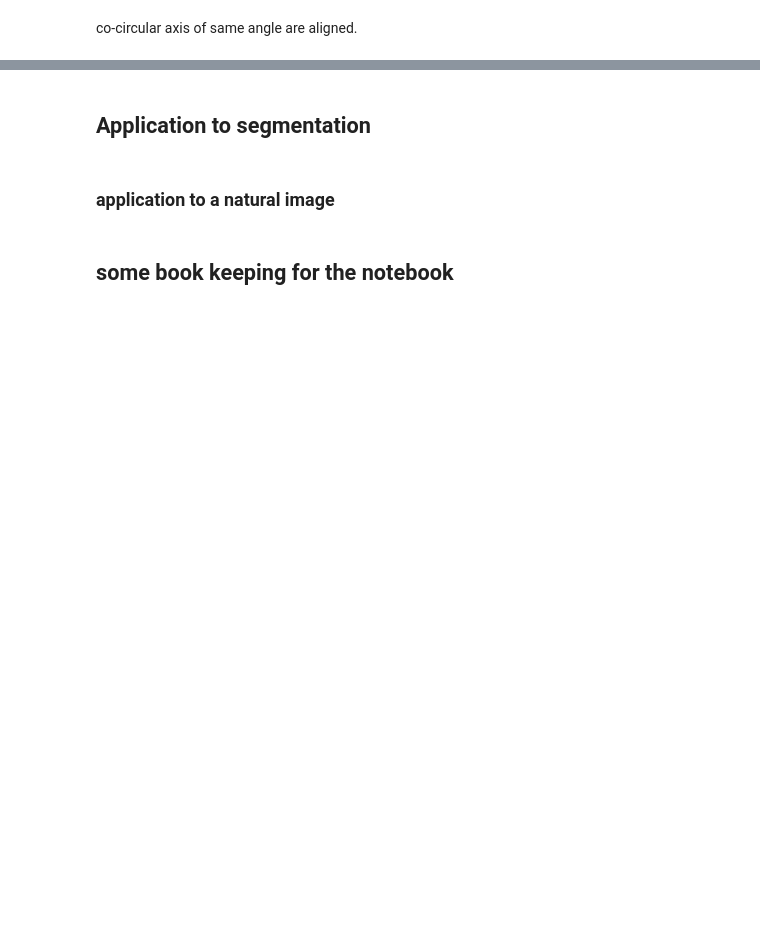
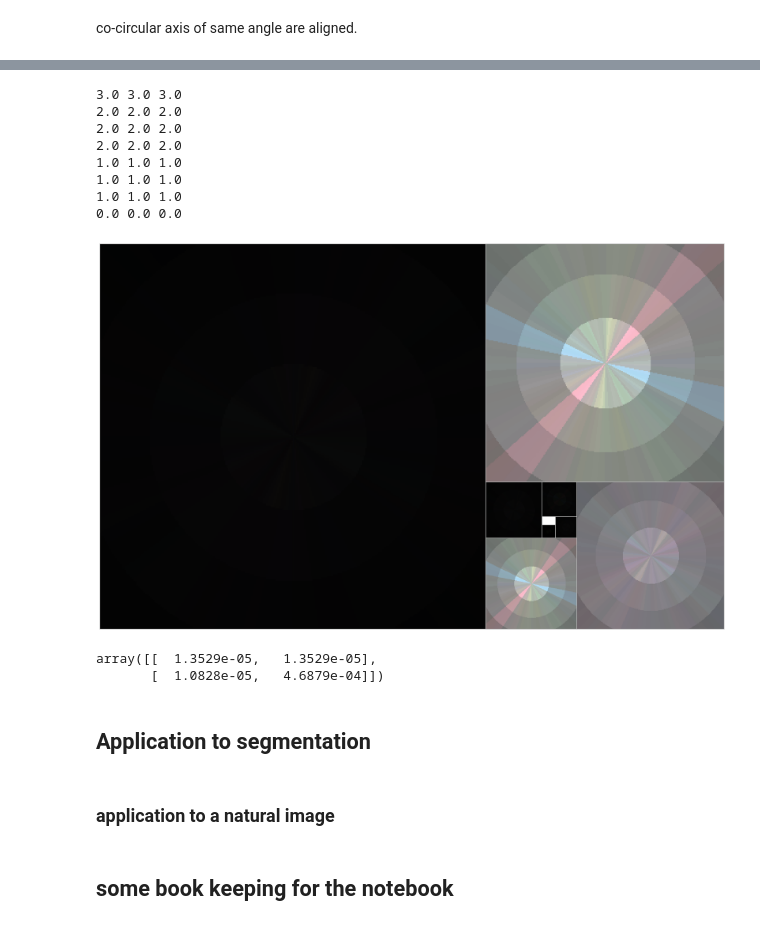
Before and after one commit to bicv/SparseEdges, a Jupyter notebook: secondorder_prior.ipynb, the cells around one changed output, grey strips where cells are left out. Drawn from its saved outputs; the diff is of its cells as text; code cells hidden in the pictures; blank space fills up the shorter version.

```diff
--- a/secondorder_prior.ipynb
+++ b/secondorder_prior.ipynb
@@ -221,17 +262,23 @@ v_hist.mean(), v_hist.shape
 # %%
-def plot_dipole(w= pe.N_X*.3, B_phi=.1, B_theta=.8, scale=1.):
+def plot_dipole():
     D = np.ones((mp.N_X, mp.N_Y, mp.n_theta, mp.n_levels))
     x, y, theta, sf_0, C, phase = mp.N_X/2, mp.N_Y/2, mp.theta[8], mp.sf_0[2], 1, 0.
-    d = np.sqrt((mp.im.X-x)**2+(mp.im.Y-y)**2)
+    d = np.sqrt((mp.im.X-x)**2+(mp.im.Y-y)**2)/pe.N_X
     #if mp.pe.scale_invariant: d *= np.sqrt(Sf_0[:, np.newaxis]*Sf_0[np.newaxis, :])#*np.sqrt(self.N_X)
     d *= mp.pe.d_width # distance in visual angle
     i_d = np.floor((d - mp.pe.d_min)/(mp.pe.d_max-mp.pe.d_min)*mp.pe.N_r)
-    print i_d
+    #print mp.pe.d_min, i_d.min(), i_d.mean(), i_d.max(), mp.pe.d_max
+    i_d = i_d * (i_d>=0)
+    #print mp.pe.d_min, i_d.min(), i_d.mean(), i_d.max(), mp.pe.d_max
+    i_d = i_d * (i_d<mp.pe.N_r) + (mp.pe.N_r-1) * (i_d >= mp.pe.N_r)
+    #print mp.pe.d_min, i_d.min(), i_d.mean(), i_d.max(), mp.pe.d_max
 
     for i_sf_0, sf_0_ in enumerate(mp.sf_0):
-        loglevel = np.log2(sf_0_-sf_0)
-        i_loglevel = np.floor((d + mp.pe.loglevel_max)/(2*mp.pe.loglevel_max)*mp.pe.N_r)
-        for i_theta, theta_ in enumerate(mp.theta):
+        loglevel = np.log2(sf_0_/sf_0)
+        i_loglevel = np.floor((loglevel + mp.pe.loglevel_max)/(mp.pe.loglevel_max*2)*mp.pe.N_scale)* np.ones_like(i_d)
+        print i_loglevel.min(), i_loglevel.mean(), i_loglevel.max()
+
+        for ii_theta, theta_ in enumerate(mp.theta):
             D_theta = theta - theta_ # angle between edge's orientation and the layer's one
             phi = np.arctan2(mp.im.Y-y, mp.im.X-x) - np.pi/2 - theta_ - D_theta/2
             # putting everything in the [-pi/2, pi/2[ quadrant
@@ -239,9 +286,15 @@ def plot_dipole(w= pe.N_X*.3, B_phi=.1, B_theta=.8, scale=1.):
             phi = ((phi + np.pi/2  - np.pi/mp.pe.N_phi/2 ) % (np.pi)) - np.pi/2  + np.pi/mp.pe.N_phi/2
             # discretizing
             i_theta = np.floor((theta + np.pi/2)/np.pi*mp.pe.n_theta) * np.ones_like(i_d)
+            i_theta = i_theta * (1-(i_theta == mp.pe.n_theta)) + 0. * (i_theta == mp.pe.n_theta)
             i_phi = np.floor((phi + np.pi/2)/np.pi*mp.pe.N_phi)
-            print i_d.max(), i_phi.max(), i_theta.max(), i_loglevel.max()
-            D[:, :, i_theta, i_sf_0] = v_hist[i_d.astype(int), i_phi.astype(int), i_theta.astype(int), i_loglevel.astype(int)]
+            #print 1-(i_phi == mp.pe.N_phi)
+            i_phi = i_phi * (1-(i_phi == mp.pe.N_phi)) + 0. * (i_phi == mp.pe.N_phi)
+            #print i_d.max(), i_phi.max(), i_theta.max(), i_loglevel.max()
+            #print i_d.shape, i_phi.shape, i_theta.shape, i_loglevel.shape
+            #print type(i_d), type(i_phi), type(i_theta), type(i_loglevel)
+            #print ii_theta, i_sf_0, theta_
+            D[:, :, ii_theta, i_sf_0] = v_hist[i_d.astype(int), i_phi.astype(int), i_theta.astype(int), i_loglevel.astype(int)]
 
 
     im_RGB, im_max = [], 0
@@ -254,36 +307,52 @@ def plot_dipole(w= pe.N_X*.3, B_phi=.1, B_theta=.8, scale=1.):
 
         im_max = np.max((im_max, im_RGB_.max()))
         im_RGB.append(im_RGB_)
 
     phi = (np.sqrt(5) +1.)/2. # golden number
     opts= {'vmin':0., 'vmax':1., 'interpolation':'nearest', 'origin':'upper'}
     fig_width = 16
     fig = plt.figure(figsize=(fig_width, fig_width/phi))
     xmin, ymin, size = 0, 0, 1.
 
     for i_sf_0, sf_0_ in enumerate(mp.sf_0):
         a = fig.add_axes((xmin/phi, ymin, size/phi, size), axisbg='w')
         a.axis(c='b', lw=0)
         plt.setp(a, xticks=[])
         plt.setp(a, yticks=[])
         a.imshow(im_RGB[i_sf_0]/im_max, **opts)
         a.grid(False)
         i_orientation = np.mod(i_sf_0, 4)
         if i_orientation==0:
             xmin += size
             ymin += size/phi**2
         elif i_orientation==1:
             xmin += size/phi**2
             ymin += -size/phi
         elif i_orientation==2:
             xmin += -size/phi
         elif i_orientation==3:
             ymin += size
         size /= phi
 
-#plot_dipole()
-from IPython.html.widgets import interact
-_ = interact(plot_dipole, w=(pe.N_X*.01,pe.N_X,pe.N_X*.01), B_phi=(0.01, 2., 0.04), B_theta=(0.01, 2., 0.04), scale=(0.01, 2., 0.04))
+plot_dipole()
+#from IPython.html.widgets import interact
+#_ = interact(plot_dipole, w=(pe.N_X*.01,pe.N_X,pe.N_X*.01), B_phi=(0.01, 2., 0.04), B_theta=(0.01, 2., 0.04), scale=(0.01, 2., 0.04))
+# %% [output]
+3.0 3.0 3.0
+2.0 2.0 2.0
+2.0 2.0 2.0
+2.0 2.0 2.0
+1.0 1.0 1.0
+1.0 1.0 1.0
+1.0 1.0 1.0
+0.0 0.0 0.0
+[figure, added]
+# %%
+ind = np.array([[0, 0], [1, 2]])
+v_hist[ind, ind, ind, ind]
+# %% [output]
+array([[  1.3529e-05,   1.3529e-05],
+       [  1.0828e-05,   4.6879e-04]])
 # %%
 %%writefile experiment_fig-secondorder.py
 import __init__
```
Also changed, not shown: parts of 6 cells of this notebook, 9 other files.
